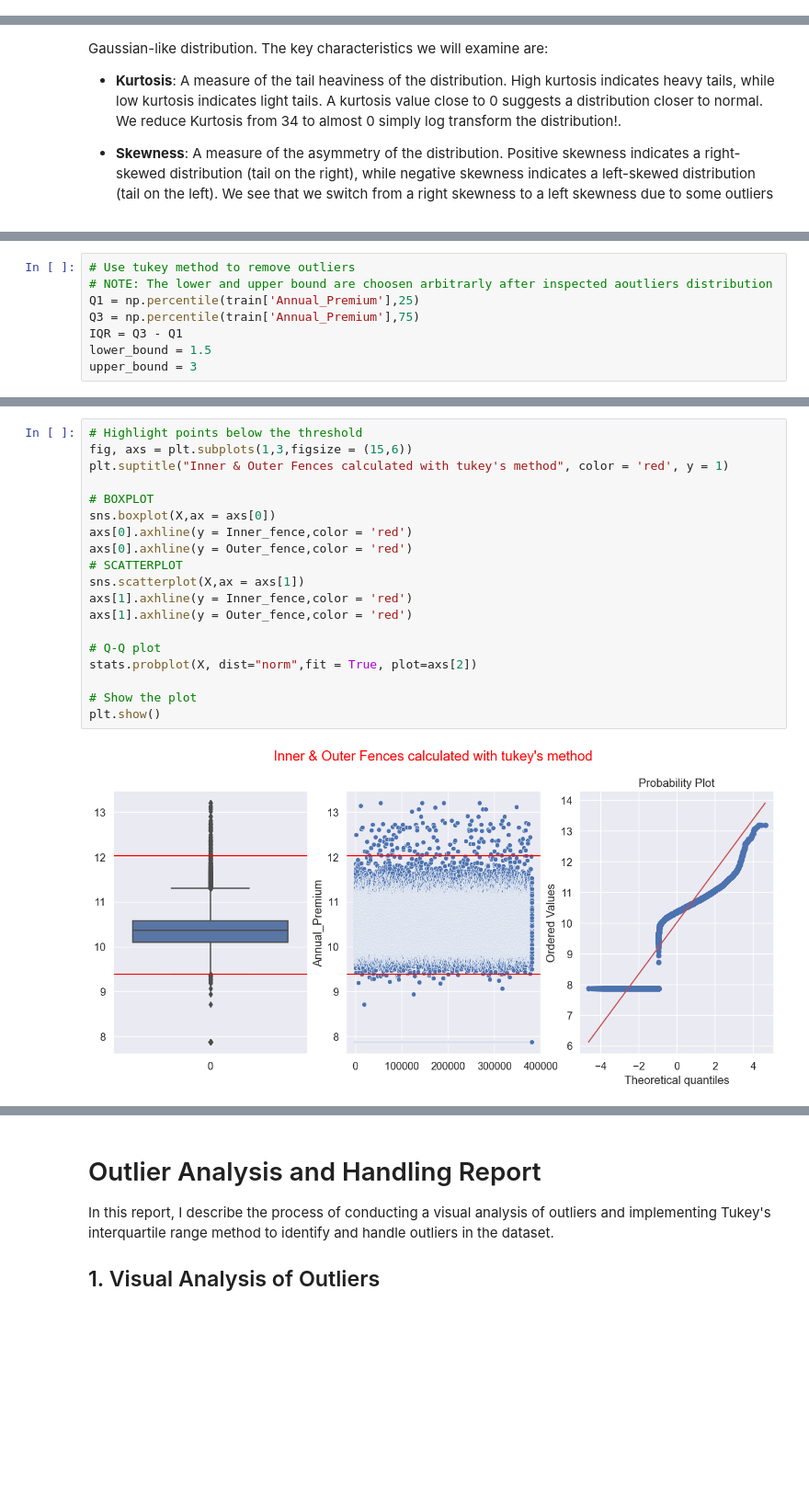
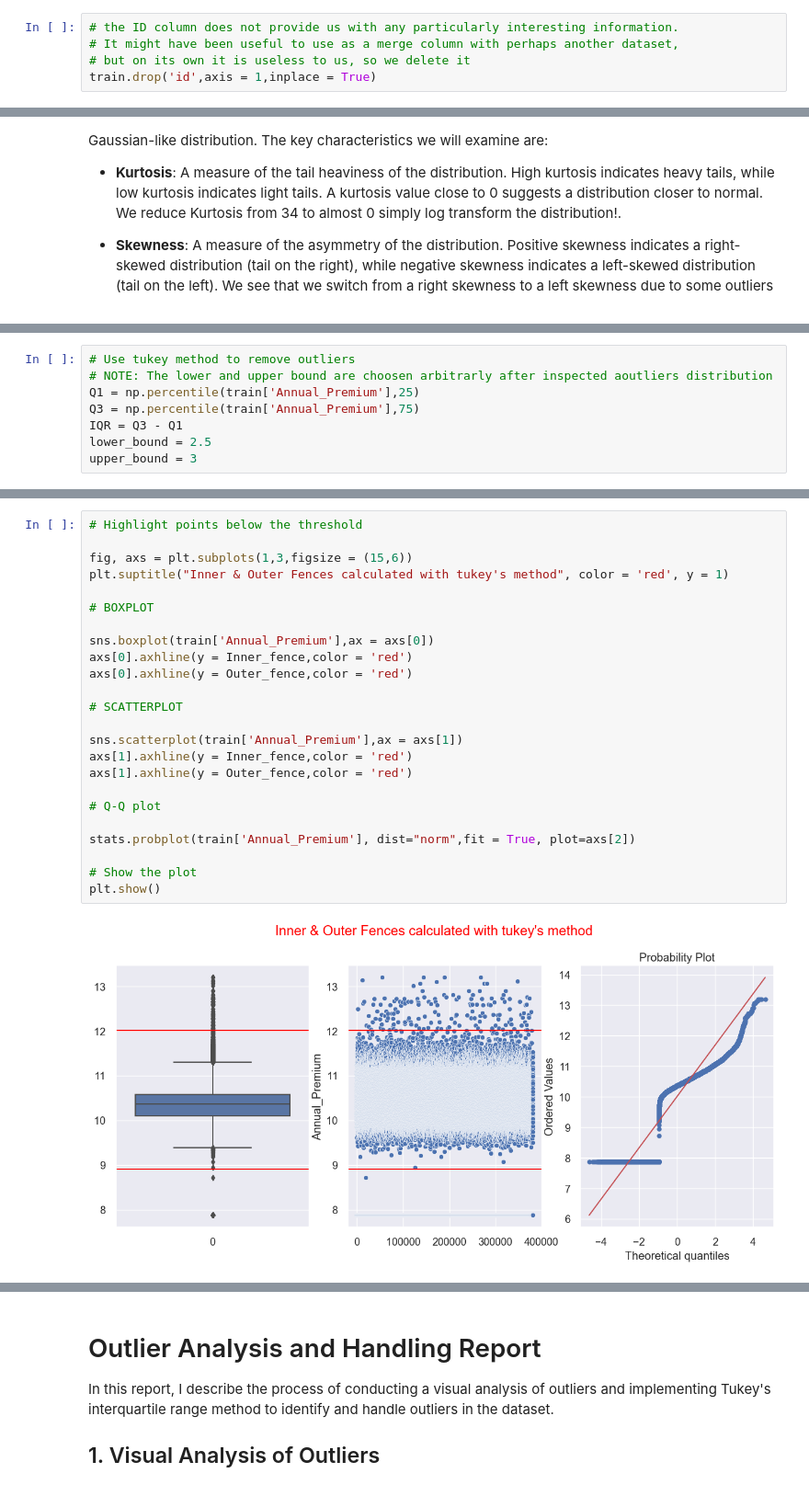
Before and after one commit to ThomasProce/Cross_Selling_Insurance, a Jupyter notebook: cross_selling.ipynb, the cells around one changed output, grey strips where cells are left out. Shown at 92% size. Cells and saved outputs as stored; diff of their text form; blank space fills up the shorter version.

```diff
--- a/cross_selling.ipynb
+++ b/cross_selling.ipynb
@@ -811,6 +830,11 @@ numerical.describe()
 | 50% | 190555.000000 | 36.000000 | 1.000000 | 28.000000 | 0.000000 | 31669.000000 | ... |
 | 75% | 285832.000000 | 49.000000 | 1.000000 | 35.000000 | 1.000000 | 39400.000000 | ... |
 | max | 381109.000000 | 85.000000 | 1.000000 | 52.000000 | 1.000000 | 540165.000000 | ... |
+# %%
+# the ID column does not provide us with any particularly interesting information.
+# It might have been useful to use as a merge column with perhaps another dataset,
+# but on its own it is useless to us, so we delete it
+train.drop('id',axis = 1,inplace = True)
 # %%
 features = ['Region_Code','Annual_Premium','Policy_Sales_Channel','Vintage']
 # %%
@@ -999,7 +1024,7 @@ train['Annual_Premium'] = np.log(train['Annual_Premium'])
 Q1 = np.percentile(train['Annual_Premium'],25)
 Q3 = np.percentile(train['Annual_Premium'],75)
 IQR = Q3 - Q1
-lower_bound = 1.5
+lower_bound = 2.5
 upper_bound = 3
 # %%
 Inner_fence = Q1 - (lower_bound * IQR)
@@ -1011,22 +1036,27 @@ Inner fence is: 9.384076627874084
 Outer fence is: 12.018454456180354
 # %%
 # Highlight points below the threshold
+
 fig, axs = plt.subplots(1,3,figsize = (15,6))
 plt.suptitle("Inner & Outer Fences calculated with tukey's method", color = 'red', y = 1)
 
 # BOXPLOT
-sns.boxplot(X,ax = axs[0])
+
+sns.boxplot(train['Annual_Premium'],ax = axs[0])
 axs[0].axhline(y = Inner_fence,color = 'red')
 axs[0].axhline(y = Outer_fence,color = 'red')
+
 # SCATTERPLOT
-sns.scatterplot(X,ax = axs[1])
+
+sns.scatterplot(train['Annual_Premium'],ax = axs[1])
 axs[1].axhline(y = Inner_fence,color = 'red')
 axs[1].axhline(y = Outer_fence,color = 'red')
 
 # Q-Q plot
-stats.probplot(X, dist="norm",fit = True, plot=axs[2])
+
+stats.probplot(train['Annual_Premium'], dist="norm",fit = True, plot=axs[2])
 
 # Show the plot
 plt.show()
 # %% [output]
-[figure, old version]
+[figure, new version]
```
Also changed, not shown: parts of 79 cells of this notebook, 1 other file.
